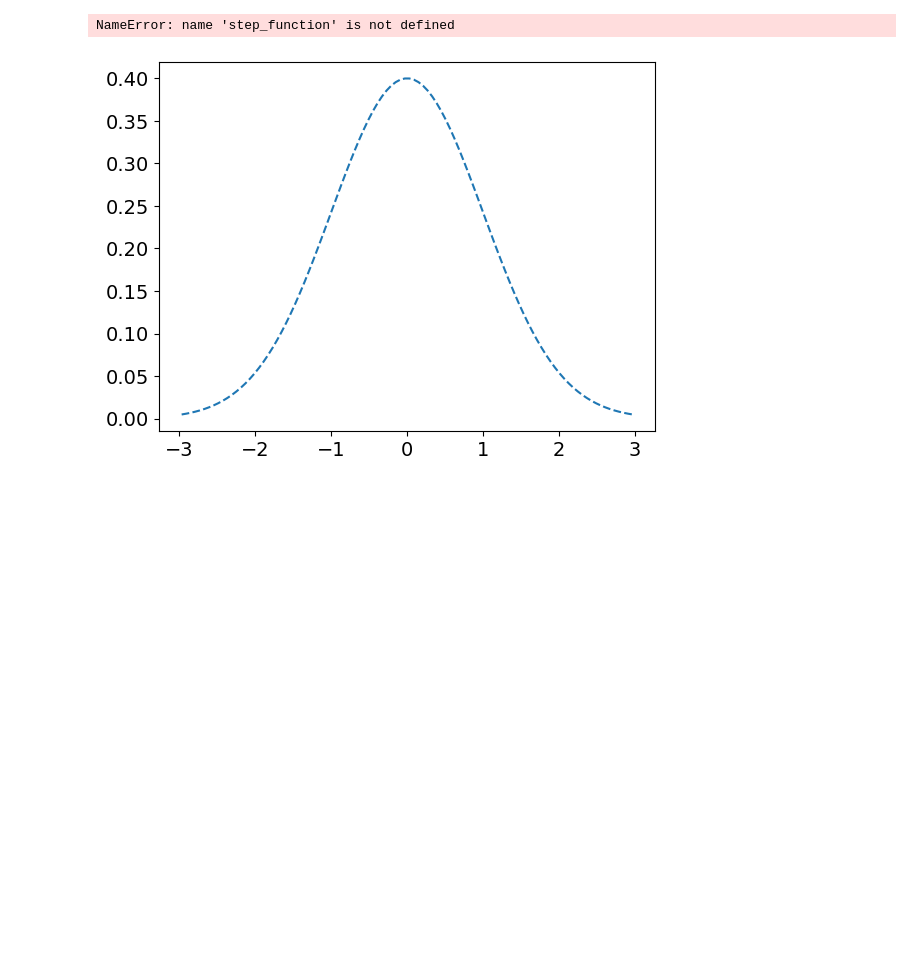
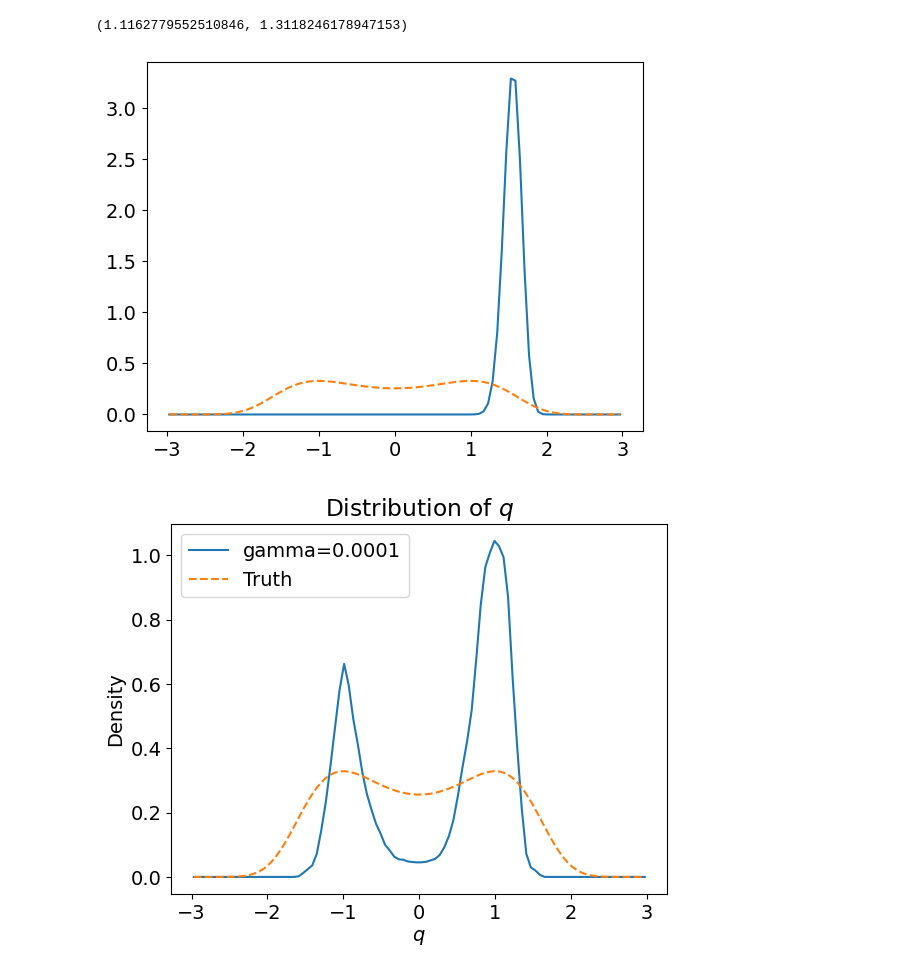
Before and after one commit to ktadgh/Langevin-Dynamics, a Jupyter notebook: BAOAB.ipynb, the cells around one changed output. Saved outputs shown, nothing was run; the diff lists cells and outputs as text; code cells hidden in the pictures; blank space fills up the shorter version.

Commit message:
Add files via upload
Change the function using numba.

```diff
--- a/BAOAB.ipynb
+++ b/BAOAB.ipynb
@@ -25,28 +35,34 @@ def O_step( qp, h, gamma, beta ):
     return [q,p]
 # %%
 # implement the BAOAB method
-def ld_BAOAB(q, p, h, gamma, beta, force):
+@numba.jit(nopython=True)
+def ld_BAOAB(q, p, h, gamma, beta,):
 
     qp = [q, p]
-    qp_B = B_step(qp, h/2, force)
+    qp_B = B_step(qp, h/2)
     qp_BA = A_step(qp_B, h/2)
     qp_BAO = O_step(qp_BA, h, gamma, beta)
     qp_BAOA = A_step(qp_BAO, h/2)
-    qp_BAOAB = B_step(qp_BAOA, h/2, force)
+    qp_BAOAB = B_step(qp_BAOA, h/2)
     q,p = qp_BAOAB
     return q, p
+# %%
+ld_BAOAB(1.,1.,.1,1.,1.)
+# %% [output]
+(1.1162779552510846, 1.3118246178947153)
 # %%
-def run_simulation(q0, p0, Nsteps, h, gamma, beta, step_function, force_function):
-    q_traj = [np.copy(q0)]
-    p_traj = [np.copy(p0)]
+@numba.jit(nopython=True)
+def run_simulation(q0, p0, Nsteps, h, gamma, beta):
+    q_traj = [q0]
+    p_traj = [p0]
     t_traj = [0]
 
-    q = np.copy(q0)
-    p = np.copy(p0)
+    q = q0
+    p = p0
     t = 0
 
     for n in range(Nsteps):
-        q,p = step_function(q, p, h, gamma, beta, force_function)
+        q,p = ld_BAOAB(q, p, h, gamma, beta)
         t = t + h
 
         q_traj += [q]
@@ -79,24 +96,44 @@ def init_toplot(gamma):
 # %%
-histogram,bins = np.histogram(q_traj,bins=100,range=[-3,3], density=True)
+#plt.subplot(1,3,2)
+
+Nsteps = 10000000
+h = 0.1
+beta = 1.0
+gamma = 1.
+
+# Run one long trajectory of Nsteps, using the BAOAB scheme
+q_traj, p_traj, t_traj = run_simulation(0., 0., Nsteps , h, gamma, beta)
+
+
+histogram,bins = np.histogram(q_traj, bins=100,range=[-3,3], density=True)
 
 midx = (bins[0:-1]+bins[1:])/2
 #rho = np.exp(- midx**2/2 + midx**4/4)
-rho = np.exp(- beta*(midx**2)/2)
+rho = c*np.exp(- beta*(- midx**2/2 + midx**4/4))
 rho = rho / ( np.sum(rho) * (midx[1]-midx[0]) ) # Normalize rho by dividing by its approx. integral
-#plt.plot(midx,histogram,label='Experiment')
+plt.plot(midx,histogram,label='Experiment')
 plt.plot(midx,rho,'--',label='Truth')
+plt.show()
 
-gamma = 10
 friction = [0.0001,0.001,0.01,0.1,1,10]
 
 for gamma in friction:
-    x = run_simulation(q0, p0, Nsteps, h, gamma, beta, step_function, force_function)
-    plt.plot(midx,rho,'--',label=f'gamma={gamma}', density=True)
+    q_traj, p_traj, t_traj = run_simulation(q0, p0, Nsteps, h, gamma, beta)
 
-plt.title('Distribution of $q$')
-plt.xlabel('$q$')
-plt.ylabel('Density')
-plt.legend()
+    histogram,bins = np.histogram(q_traj, bins=100,range=[-3,3], density=True)
+
+    midx = (bins[0:-1]+bins[1:])/2
+    #rho = np.exp(- midx**2/2 + midx**4/4)
+    rho = np.exp(- beta*(- midx**2/2 + midx**4/4))
+    rho = rho / ( np.sum(rho) * (midx[1]-midx[0]) ) # Normalize rho by dividing by its approx. integral
+    plt.plot(midx,histogram,label=f'gamma={gamma}')
+    plt.plot(midx,rho,'--',label='Truth')
+    plt.title('Distribution of $q$')
+    plt.xlabel('$q$')
+    plt.ylabel('Density')
+    plt.legend()
+    plt.show()
+    #plt.plot(midx,rho,'--',label=f'gamma={gamma}', density=True)
 # %% [output]
-NameError: name 'step_function' is not defined
-[figure, old version]
+[figure, new version]
+[figure, added]
```
Also changed, not shown: parts of 8 cells of this notebook.
